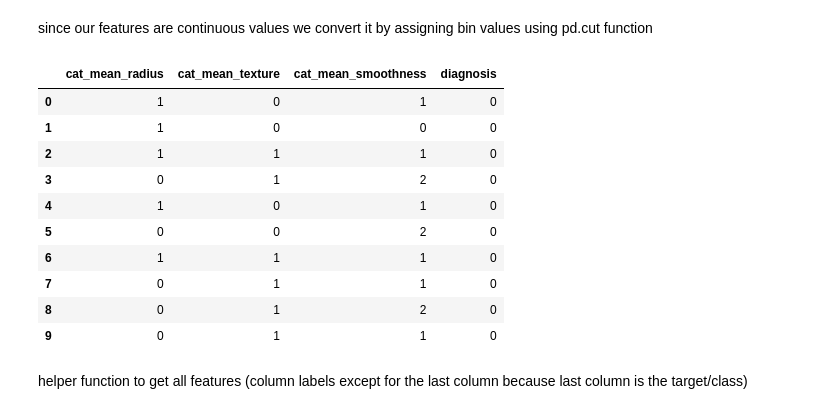
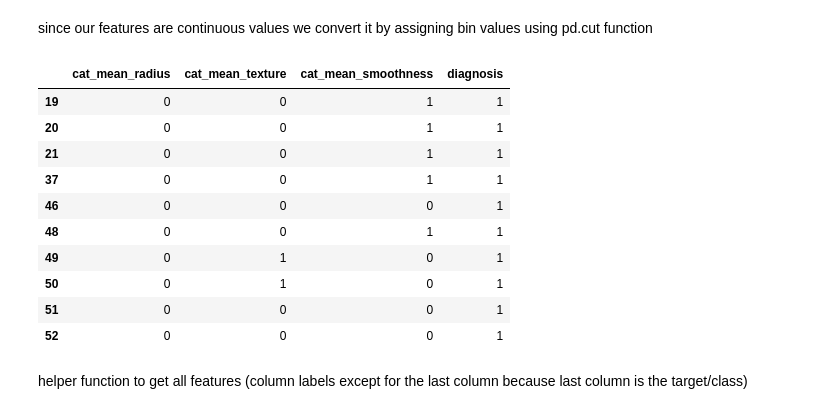
Before and after one commit to itsAnanth/naive-bayes-classifier, a Jupyter notebook: naivebayes.ipynb, the cells around one changed output. Saved outputs shown, nothing was run; the diff lists cells and outputs as text; code cells hidden in the pictures.

```diff
--- a/naivebayes.ipynb
+++ b/naivebayes.ipynb
@@ -64,23 +64,23 @@ since our features are continuous values we convert it by assigning bin values u
 # %%
 data["cat_mean_radius"] = pd.cut(data["mean_radius"].values, bins = 3, labels = [0,1,2])
 data["cat_mean_texture"] = pd.cut(data["mean_texture"].values, bins = 3, labels = [0,1,2])
 data["cat_mean_smoothness"] = pd.cut(data["mean_smoothness"].values, bins = 3, labels = [0,1,2])
 
 data = data.drop(columns=["mean_radius", "mean_texture", "mean_smoothness"])
 data = data[["cat_mean_radius",	"cat_mean_texture",	"cat_mean_smoothness", "diagnosis"]]
-data.head(10)
+data[data['diagnosis'] == 1].head(10)
 # %% [output]
 |  | cat_mean_radius | cat_mean_texture | cat_mean_smoothness | diagnosis |
-| 0 | 1 | 0 | 1 | 0 |
-| 1 | 1 | 0 | 0 | 0 |
-| 2 | 1 | 1 | 1 | 0 |
-| 3 | 0 | 1 | 2 | 0 |
-| 4 | 1 | 0 | 1 | 0 |
-| 5 | 0 | 0 | 2 | 0 |
-| 6 | 1 | 1 | 1 | 0 |
-| 7 | 0 | 1 | 1 | 0 |
-| 8 | 0 | 1 | 2 | 0 |
-| 9 | 0 | 1 | 1 | 0 |
+| 19 | 0 | 0 | 1 | 1 |
+| 20 | 0 | 0 | 1 | 1 |
+| 21 | 0 | 0 | 1 | 1 |
+| 37 | 0 | 0 | 1 | 1 |
+| 46 | 0 | 0 | 0 | 1 |
+| 48 | 0 | 0 | 1 | 1 |
+| 49 | 0 | 1 | 0 | 1 |
+| 50 | 0 | 1 | 0 | 1 |
+| 51 | 0 | 0 | 0 | 1 |
+| 52 | 0 | 0 | 0 | 1 |
 # %% [markdown]
 helper function to get all features (column labels except for the last column because last column is the target/class)
 # %%
```
Also changed, not shown: parts of 2 cells of this notebook, 1 other file.
